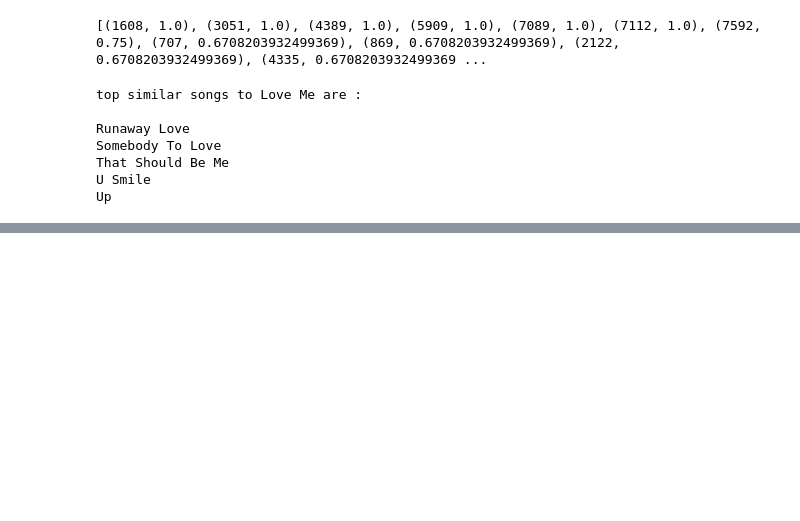
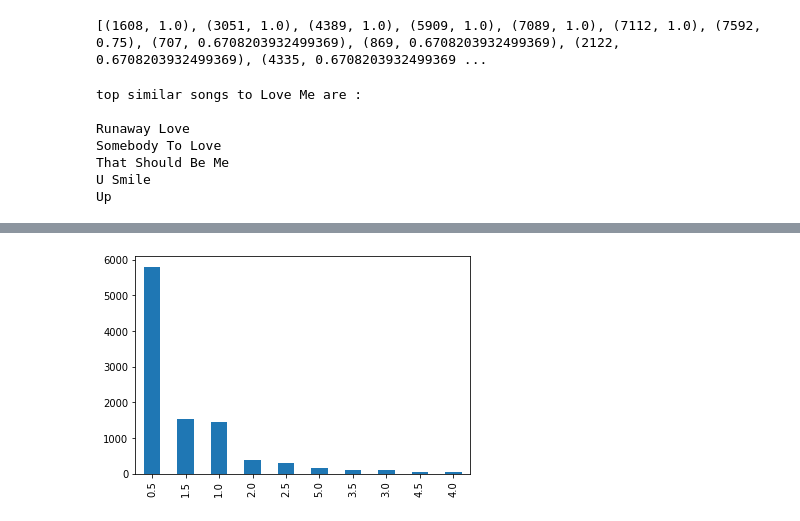
Before and after one commit to charithcherry/Innomatics_Internship_APR_21, a Jupyter notebook: Recommender System/Music_Rec_Sys.ipynb, the cells around one changed output, grey strips where cells are left out. Cells and saved outputs as stored; diff of their text form; code cells hidden in the pictures; blank space fills up the shorter version.

```diff
--- a/Recommender System/Music_Rec_Sys.ipynb
+++ b/Recommender System/Music_Rec_Sys.ipynb
@@ -970,3 +1014,8 @@ song_df2['rating']=song_df2[['freq']].apply(rating,axis=1)
+# %%
+song_df2.rating.value_counts().plot(kind='bar')
+plt.show()
+# %% [output]
+[figure, added]
 # %%
 song_df2.tail(10)
 # %% [output]
```
Also changed, not shown: parts of 20 cells of this notebook.
